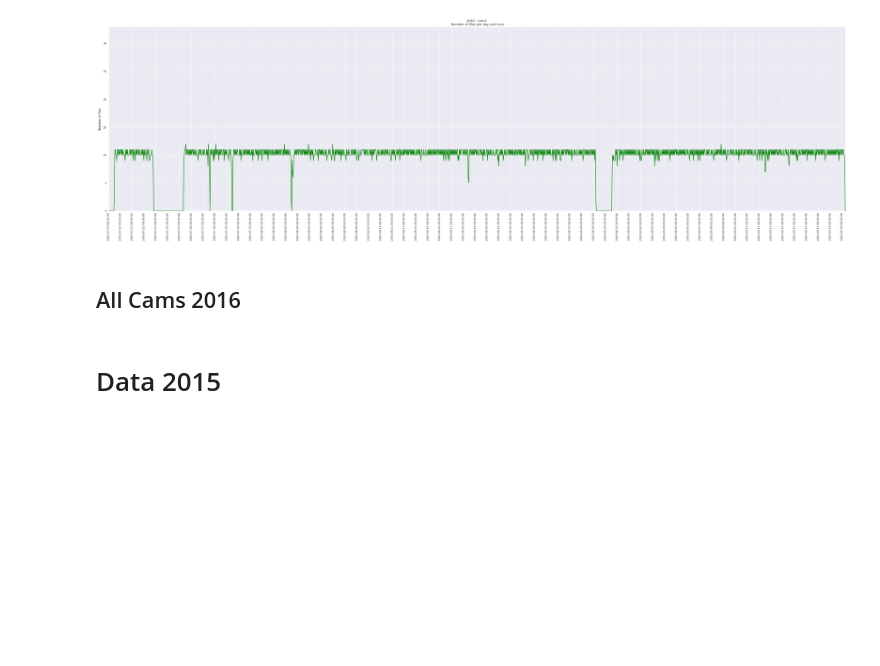
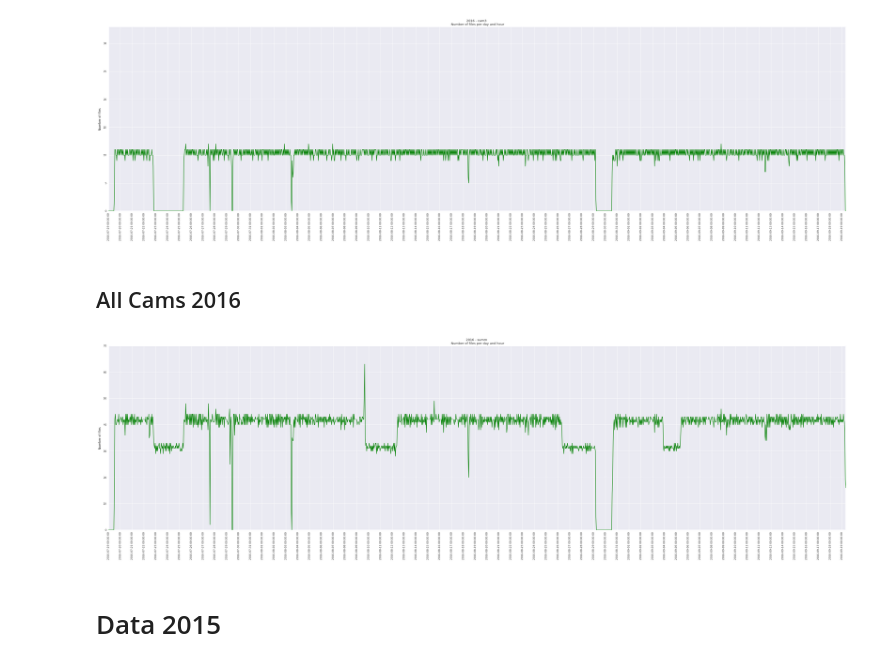
Before and after one commit to aschle/bees-sna, a Jupyter notebook: bib/2016_NumberOfFiles.ipynb, the cells around one changed output. Saved outputs shown, nothing was run; the diff lists cells and outputs as text; code cells hidden in the pictures; blank space fills up the shorter version.

```diff
--- a/bib/2016_NumberOfFiles.ipynb
+++ b/bib/2016_NumberOfFiles.ipynb
@@ -112,7 +112,9 @@ plotDF(df_all, 'cam3', 2016, 0,33)
 # %% [markdown]
 ## All Cams 2016
 # %%
-plotDF(df_all,'summ')
+plotDF(df_all,'summ', 2016)
+# %% [output]
+[figure, added]
 # %% [markdown]
 # Data 2015
 # %%
```
